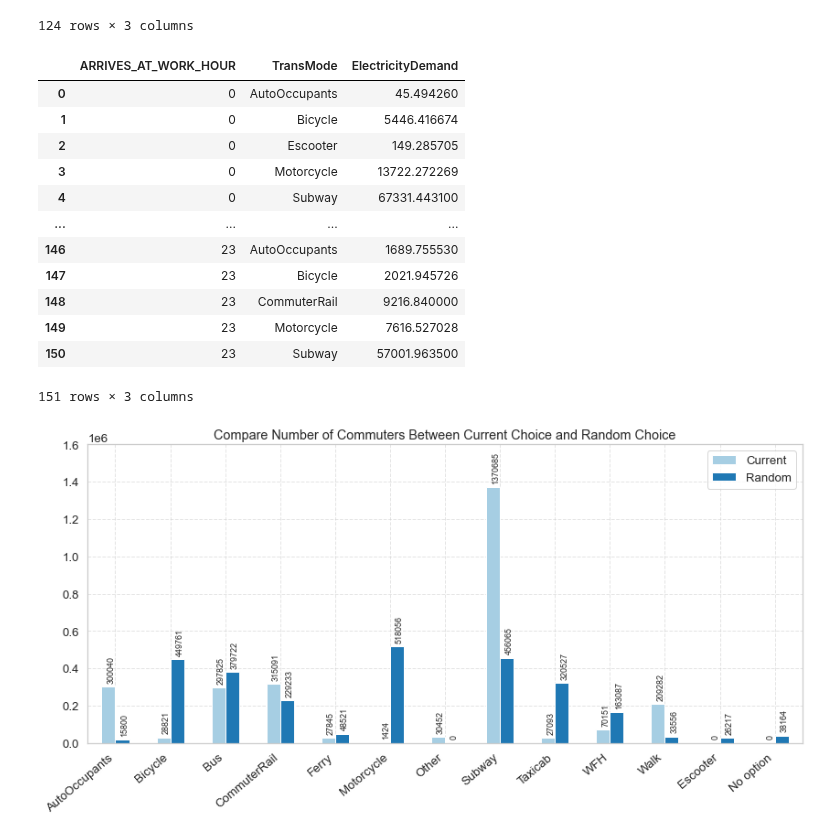
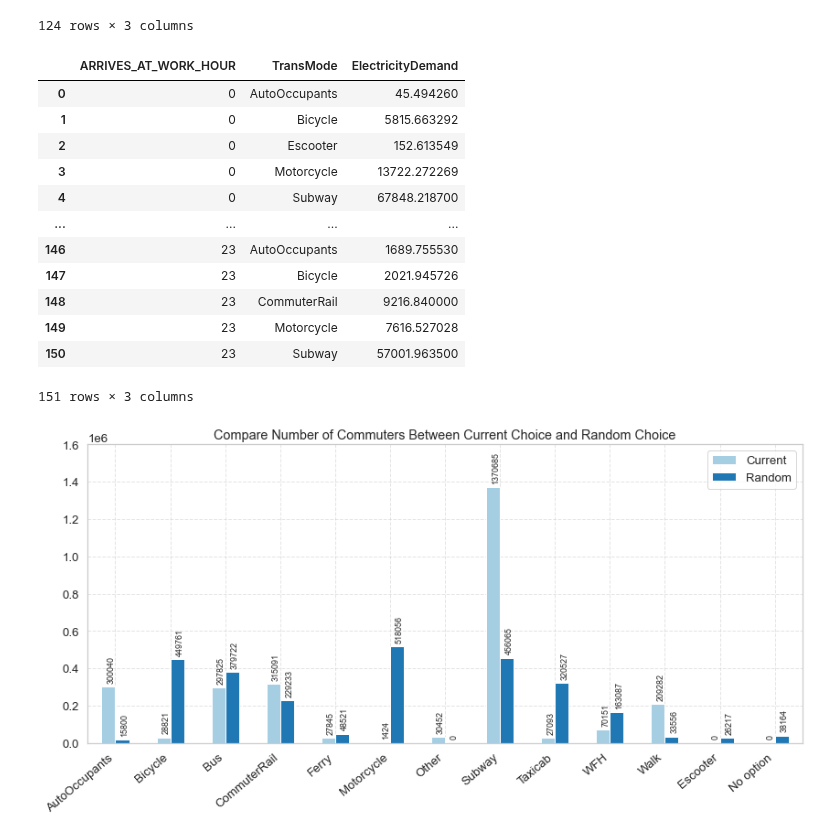
Before and after one commit to BNewborn/mobility-electrification, a Jupyter notebook: 04_ElectricalInfrastructureModel/00_tmp_model_random.ipynb, the cells around one changed output. Cells and saved outputs as stored; diff of their text form; code cells hidden in the pictures.

```diff
--- a/04_ElectricalInfrastructureModel/00_tmp_model_random.ipynb
+++ b/04_ElectricalInfrastructureModel/00_tmp_model_random.ipynb
@@ -132,23 +134,25 @@ result_current
 124 rows × 3 columns
 # %%
 ### 2: based on random 00 test
-random = commuter_df.groupby(by=["ARRIVES_AT_WORK_HOUR","Random","DISTANCE_KM","HOMEOWNER_LABEL"]).agg({"PERWT":"sum"})\
-                     .reset_index().rename({'Random':'TransMode'},axis=1)
+### agg is not neccessary
+# random = commuter_df.groupby(by=["ARRIVES_AT_WORK_HOUR","Random","DISTANCE_KM","HOMEOWNER_LABEL"]).agg({"PERWT":"sum"})\
+#                      .reset_index().rename({'Random':'TransMode'},axis=1)
+random = commuter_df[["ARRIVES_AT_WORK_HOUR","Random","DISTANCE_KM","PERWT"]].rename({'Random':'TransMode'},axis=1)
 random = random.merge(right=electric_reference_table[['TransMode','Multiplier']], on=["TransMode"], how='inner')
 random['MultiplierTarget'] = random.apply(lambda row: Electricity(row), axis=1)
 random['ElectricityDemand'] = random['MultiplierTarget']*random['Multiplier']
 
 result_random = random.groupby(by=["ARRIVES_AT_WORK_HOUR","TransMode"]).agg({"ElectricityDemand":"sum"}).reset_index()
 result_random['ElectricityDemand'] = result_random.apply(lambda row: floor(row), axis=1)
 result_random['TransMode'] = result_random['TransMode'].astype(mode_order)
 result_random
 # %% [output]
 |  | ARRIVES_AT_WORK_HOUR | TransMode | ElectricityDemand |
 | 0 | 0 | AutoOccupants | 45.494260 |
-| 1 | 0 | Bicycle | 5446.416674 |
-| 2 | 0 | Escooter | 149.285705 |
+| 1 | 0 | Bicycle | 5815.663292 |
+| 2 | 0 | Escooter | 152.613549 |
 | 3 | 0 | Motorcycle | 13722.272269 |
-| 4 | 0 | Subway | 67331.443100 |
+| 4 | 0 | Subway | 67848.218700 |
 | ... | ... | ... | ... |
 | 146 | 23 | AutoOccupants | 1689.755530 |
 | 147 | 23 | Bicycle | 2021.945726 |
```
Also changed, not shown: parts of 2 cells of this notebook, 1 other file.
